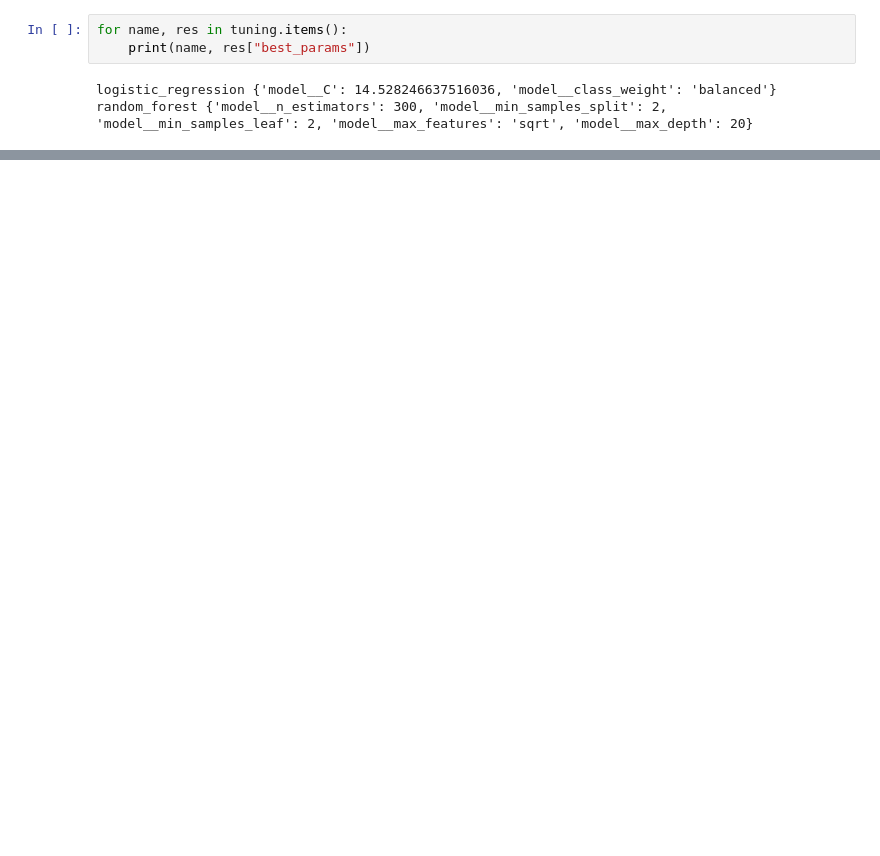
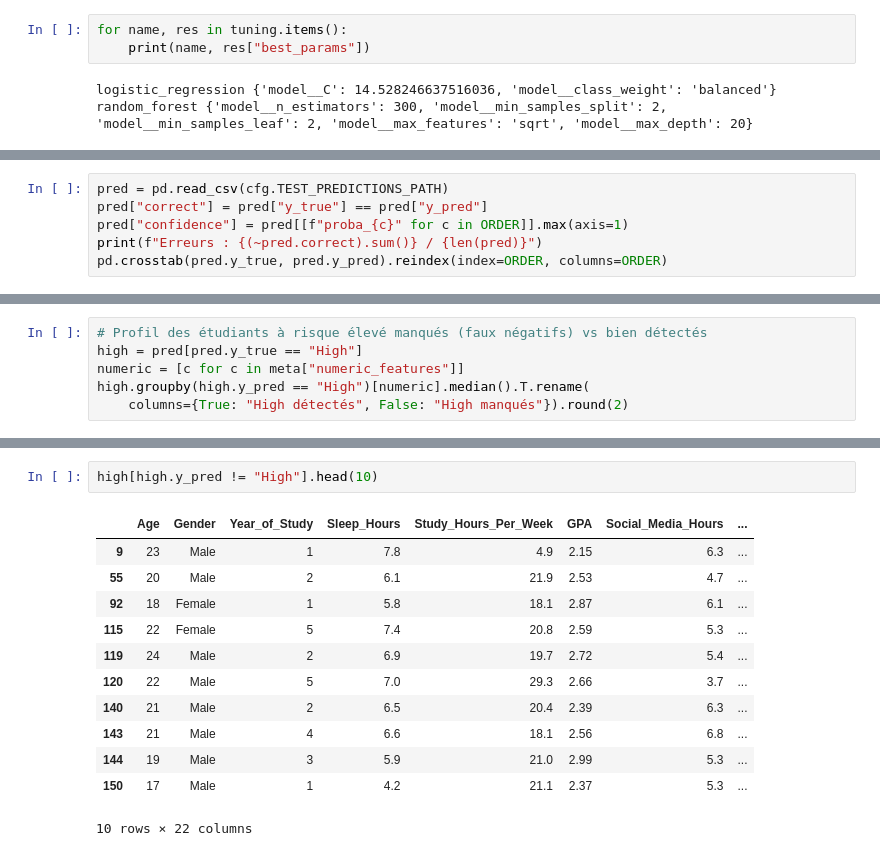
Before and after one commit to oelaimar/student-mh-risk-predictor, a Jupyter notebook: notebooks/02_modeling.ipynb, the cells around one changed output, grey strips where cells are left out. Saved outputs shown, nothing was run; the diff lists cells and outputs as text; blank space fills up the shorter version.

Commit message:
feat: implement model evaluation step and test metrics reporting

```diff
--- a/notebooks/02_modeling.ipynb
+++ b/notebooks/02_modeling.ipynb
@@ -98,0 +148,6 @@ random_forest {'model__n_estimators': 300, 'model__min_samples_split': 2, 'model
+# %%
+pred = pd.read_csv(cfg.TEST_PREDICTIONS_PATH)
+pred["correct"] = pred["y_true"] == pred["y_pred"]
+pred["confidence"] = pred[[f"proba_{c}" for c in ORDER]].max(axis=1)
+print(f"Erreurs : {(~pred.correct).sum()} / {len(pred)}")
+pd.crosstab(pred.y_true, pred.y_pred).reindex(index=ORDER, columns=ORDER)
@@ -98,0 +169,6 @@ random_forest {'model__n_estimators': 300, 'model__min_samples_split': 2, 'model
+# %%
+# Profil des étudiants à risque élevé manqués (faux négatifs) vs bien détectés
+high = pred[pred.y_true == "High"]
+numeric = [c for c in meta["numeric_features"]]
+high.groupby(high.y_pred == "High")[numeric].median().T.rename(
+    columns={True: "High détectés", False: "High manqués"}).round(2)
@@ -98,0 +187,15 @@ random_forest {'model__n_estimators': 300, 'model__min_samples_split': 2, 'model
+# %%
+high[high.y_pred != "High"].head(10)
+# %% [output]
+|  | Age | Gender | Year_of_Study | Sleep_Hours | Study_Hours_Per_Week | GPA | Social_Media_Hours | ... |
+| 9 | 23 | Male | 1 | 7.8 | 4.9 | 2.15 | 6.3 | ... |
+| 55 | 20 | Male | 2 | 6.1 | 21.9 | 2.53 | 4.7 | ... |
+| 92 | 18 | Female | 1 | 5.8 | 18.1 | 2.87 | 6.1 | ... |
+| 115 | 22 | Female | 5 | 7.4 | 20.8 | 2.59 | 5.3 | ... |
+| 119 | 24 | Male | 2 | 6.9 | 19.7 | 2.72 | 5.4 | ... |
+| 120 | 22 | Male | 5 | 7.0 | 29.3 | 2.66 | 3.7 | ... |
+| 140 | 21 | Male | 2 | 6.5 | 20.4 | 2.39 | 6.3 | ... |
+| 143 | 21 | Male | 4 | 6.6 | 18.1 | 2.56 | 6.8 | ... |
+| 144 | 19 | Male | 3 | 5.9 | 21.0 | 2.99 | 5.3 | ... |
+| 150 | 17 | Male | 1 | 4.2 | 21.1 | 2.37 | 5.3 | ... |
+10 rows × 22 columns
```
Also changed, not shown: parts of 16 cells of this notebook, 12 other files.
